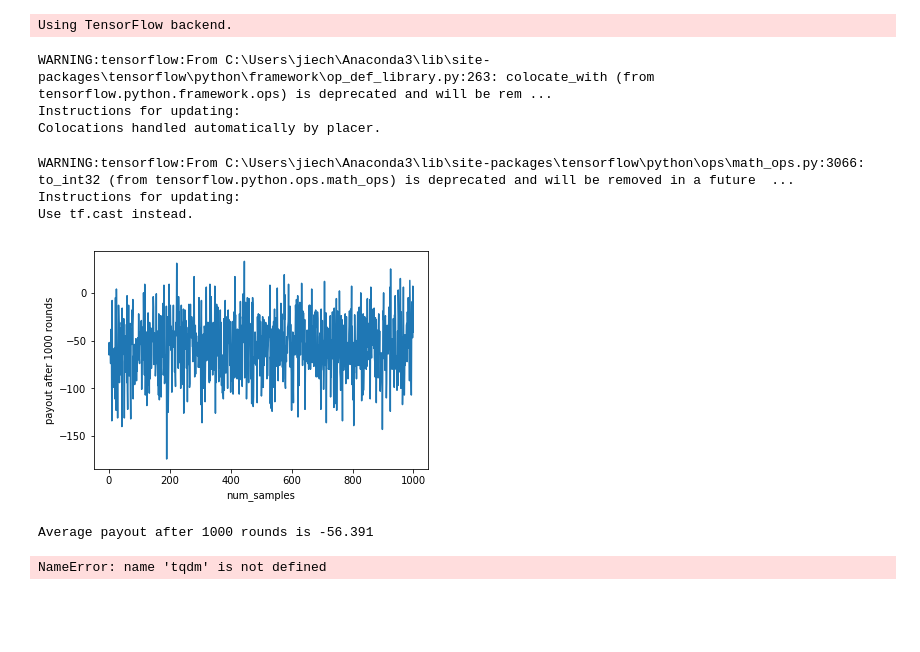
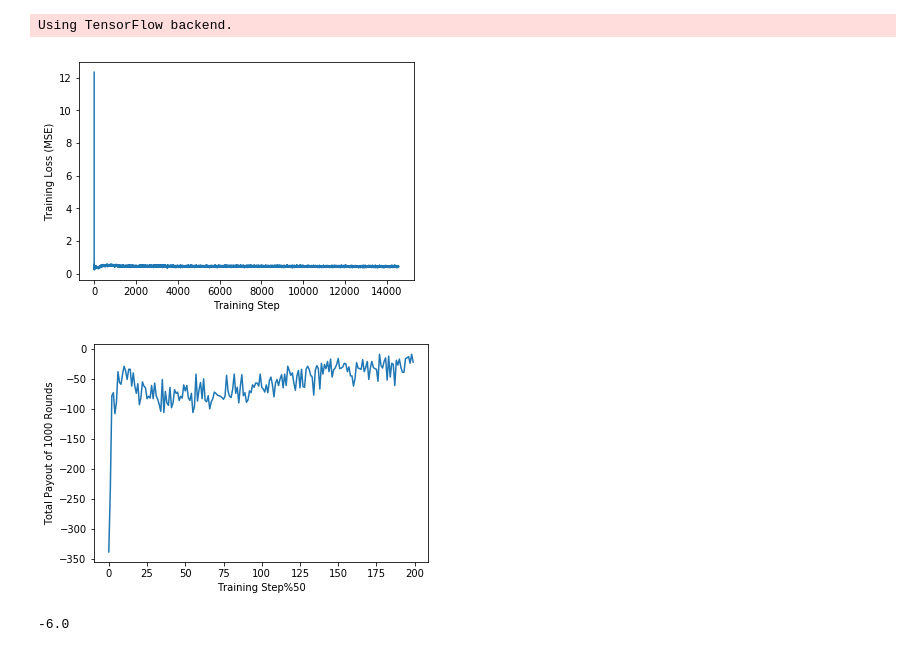
Before and after one commit to jc2554/cs6700_project, a Jupyter notebook: cs6700_blackjack_dueling.ipynb, the cells around one changed output. Saved outputs shown, nothing was run; the diff lists cells and outputs as text; code cells hidden in the pictures; blank space fills up the shorter version.

```diff
--- a/cs6700_blackjack_dueling.ipynb
+++ b/cs6700_blackjack_dueling.ipynb
@@ -61,8 +61,8 @@ class QMemoryUnit():
         self.done = done
         self.next_state = next_state
 # %%
-memory_size = 5000
-episodes = 3000
+memory_size = 10000
+episodes = 10000
 epsilon = 0.1
 gamma = 0.1
 minibatch_size = 512
@@ -90,6 +90,7 @@ model.compile(loss='mean_squared_error', optimizer=Adam())
 
 memory = deque(maxlen=memory_size)
 env = gym.make('Blackjack-v0')
+test_env = gym.make('Blackjack-v0')
 
 #valid actions
 action_space = np.array([0,1])
@@ -97,7 +98,11 @@ action_space = np.array([0,1])
 #state + actions
 action_state = np.zeros((2,4))
 
+num_rounds =1000
+
 rewards = []
+reward_loss = []
+training_loss = []
 for episode in tqdm(range(episodes)):
     done = False
     state = np.array(env.reset())
@@ -112,40 +117,64 @@ for episode in tqdm(range(episodes)):
 
         #action with greatest expected value
         else:
             action = np.argmax(model.predict(action_state))
 
         next_state, reward, done, _ = env.step(action)
         total_reward += reward
 
         memory.append(QMemoryUnit(state, action, reward, done, next_state))
         state = next_state
 
         minibatch = np.zeros((minibatch_size, 4))
         labels = np.zeros(minibatch_size)
         #generate minibatch and labels
         for i in range(minibatch_size):
             index = np.random.randint(0, len(memory))
             sample = memory[index]
 
             reward = sample.reward
             if(not sample.done):
                 action_state[:,:3] = sample.next_state
                 action_state[:,3] = action_space
                 reward += gamma * np.max(model.predict(action_state))
 
             minibatch[i,:3] = sample.state
             minibatch[i,3] = sample.action
             labels[i] = reward
 
-        model.fit(minibatch, labels, verbose=0)
+        hist = model.fit(minibatch, labels, verbose=0)
+        training_loss.append(hist.history['loss'])
     rewards.append(total_reward)
+    if episode%50==0:
+        round = 0
+        total_payout = 0
+        while round <= num_rounds:
+            state = np.array(state)
+            action_state[:,:3] = state.reshape(1, state.shape[0])
+            action_state[:,3] = action_space.reshape(action_space.shape[0])
+            a = model.predict(action_state)
+            action = np.argmax(a.reshape((a.shape[0],a.shape[1])))
+            state, payout, is_done, _ = test_env.step(action)
+            total_payout += payout
+            if is_done:
+                round += 1
+                test_env.seed(round)
+                state = test_env.reset() # Environment deals new cards to player and dealer
+        reward_loss.append(total_payout)
+
+
+plt.plot(training_loss)
+plt.xlabel('Training Step')
+plt.ylabel('Training Loss (MSE)')
+plt.show()
+
+plt.plot(reward_loss)
+plt.xlabel('Training Step%50')
+plt.ylabel('Total Payout of 1000 Rounds')
+plt.show()
 # %% [output]
-WARNING:tensorflow:From C:\Users\jiech\Anaconda3\lib\site-packages\tensorflow\python\framework\op_def_library.py:263: colocate_with (from tensorflow.python.framework.ops) is deprecated and will be rem ...
-Instructions for updating:
-Colocations handled automatically by placer.
-WARNING:tensorflow:From C:\Users\jiech\Anaconda3\lib\site-packages\tensorflow\python\ops\math_ops.py:3066: to_int32 (from tensorflow.python.ops.math_ops) is deprecated and will be removed in a future  ...
-Instructions for updating:
-Use tf.cast instead.
+[figure, added]
+[figure, added]
 # %%
 import gym
 import matplotlib.pyplot as plt
@@ -180,9 +209,6 @@ plt.xlabel('num_samples')
 plt.ylabel('payout after 1000 rounds')
 plt.show()
 print ("Average payout after {} rounds is {}".format(num_rounds, sum(average_payouts)/num_samples))
-# %% [output]
-[figure, removed]
-Average payout after 1000 rounds is -56.391
 # %%
 total_reward = 0
 for i in tqdm(range(num_rounds)):
@@ -198,4 +224,4 @@ for i in tqdm(range(num_rounds)):
     total_reward += reward
 total_reward
 # %% [output]
-NameError: name 'tqdm' is not defined
+-6.0
```
Also changed, not shown: parts of 1 cell of this notebook.
